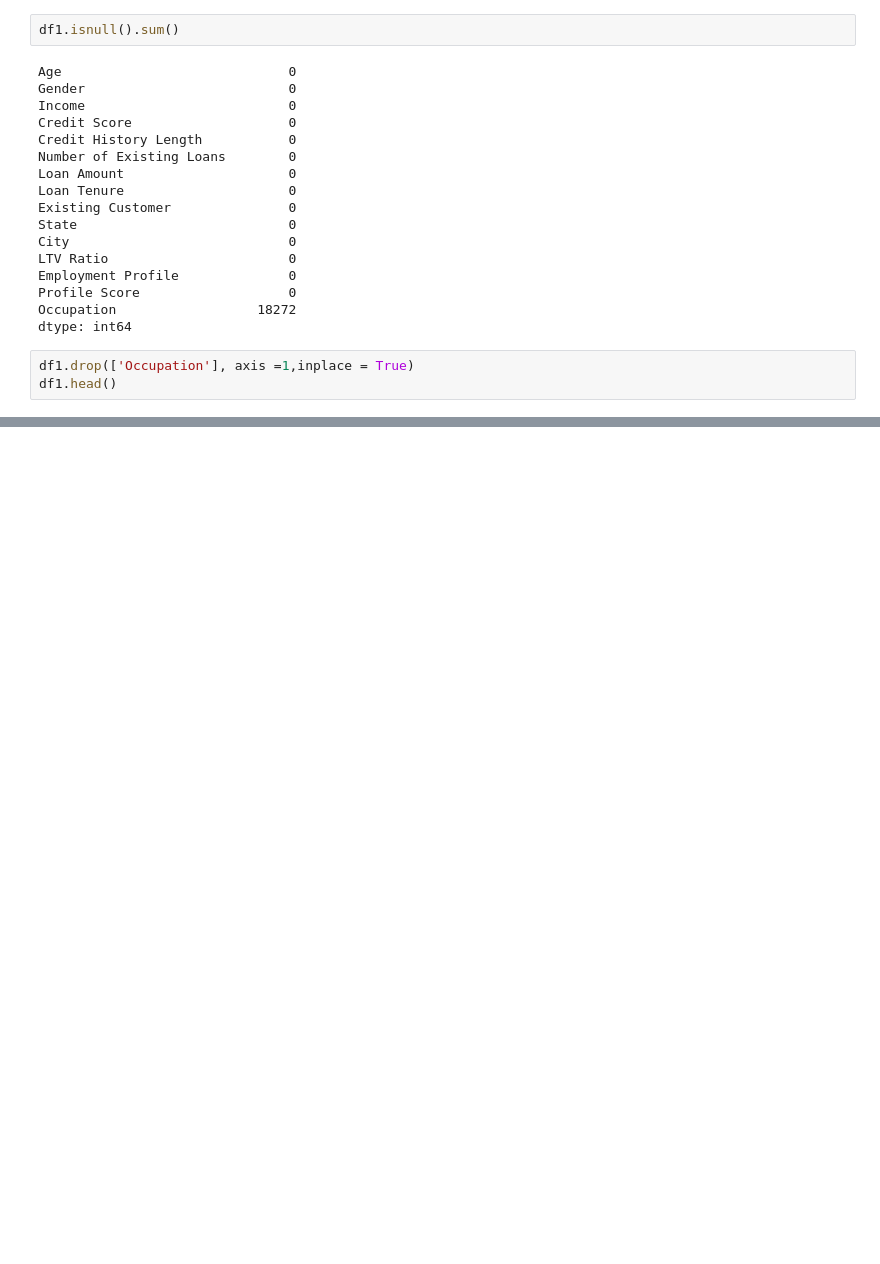
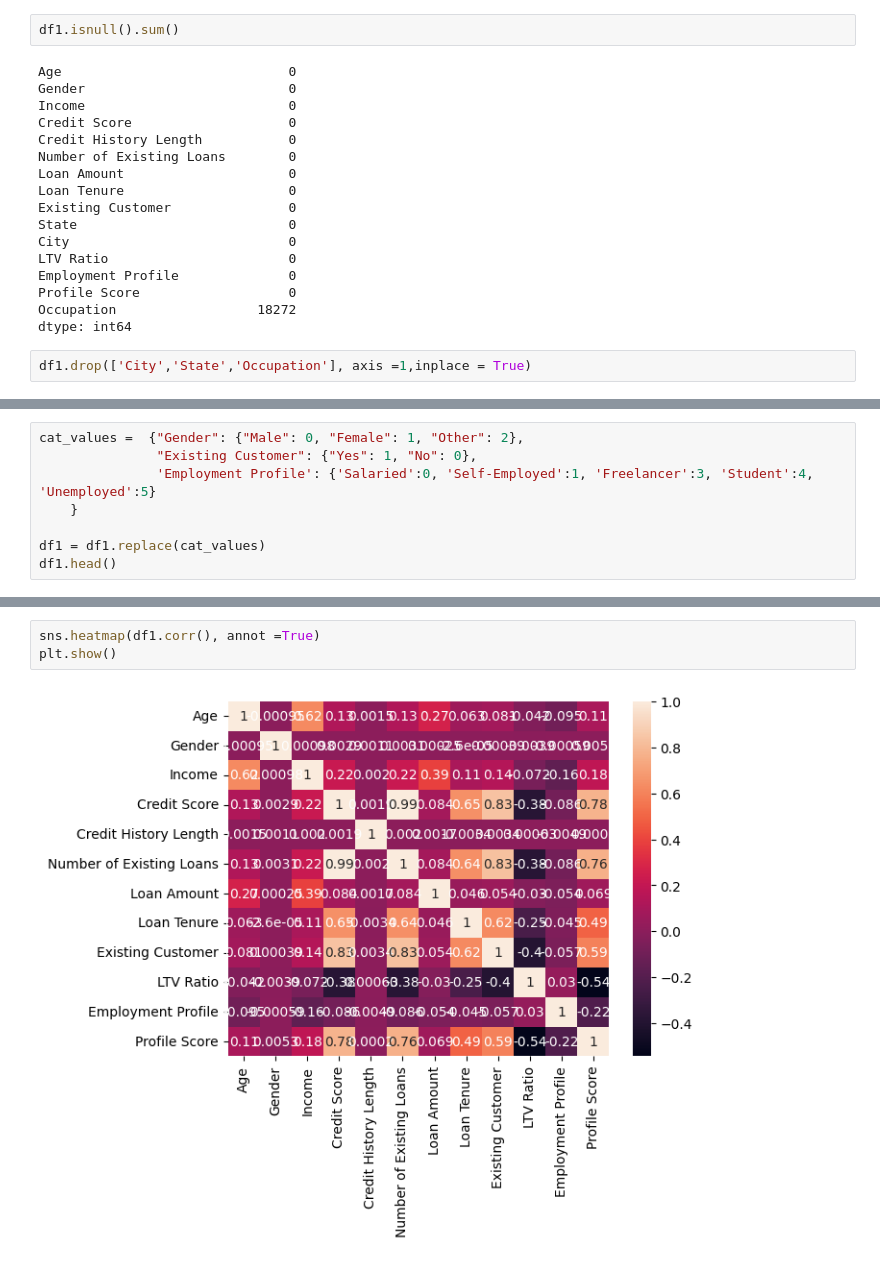
Before and after one commit to saptarshipal1/Two_wheeler_loan, a Jupyter notebook: Two_wheeler_loan.ipynb, the cells around one changed output, grey strips where cells are left out. Saved outputs shown, nothing was run; the diff lists cells and outputs as text; blank space fills up the shorter version.

```diff
--- a/Two_wheeler_loan.ipynb
+++ b/Two_wheeler_loan.ipynb
@@ -112,5 +112,4 @@ Profile Score                   0
 Occupation                  18272
 dtype: int64
 # %%
-df1.drop(['Occupation'], axis =1,inplace = True)
-df1.head()
+df1.drop(['City','State','Occupation'], axis =1,inplace = True)
@@ -145,0 +138,8 @@ cat_features.loc['Gender']
+# %%
+cat_values =  {"Gender": {"Male": 0, "Female": 1, "Other": 2},
+               "Existing Customer": {"Yes": 1, "No": 0},
+               'Employment Profile': {'Salaried':0, 'Self-Employed':1, 'Freelancer':3, 'Student':4, 'Unemployed':5}
+    }
+
+df1 = df1.replace(cat_values)
+df1.head()
@@ -145,0 +153,5 @@ cat_features.loc['Gender']
+# %%
+sns.heatmap(df1.corr(), annot =True)
+plt.show()
+# %% [output]
+[figure, added]
```
Also changed, not shown: parts of 7 cells of this notebook.
